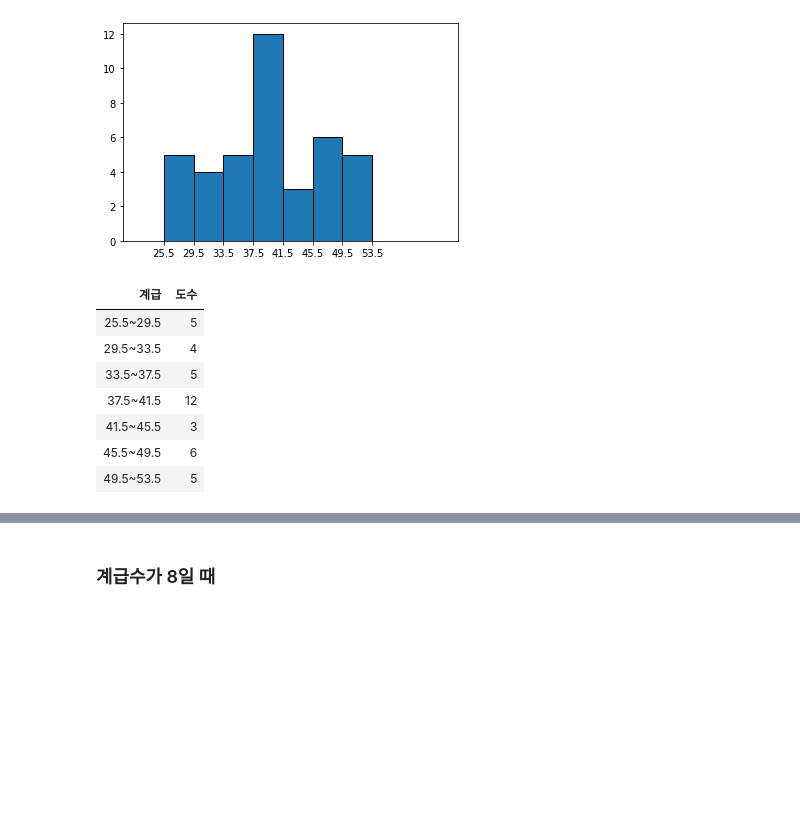
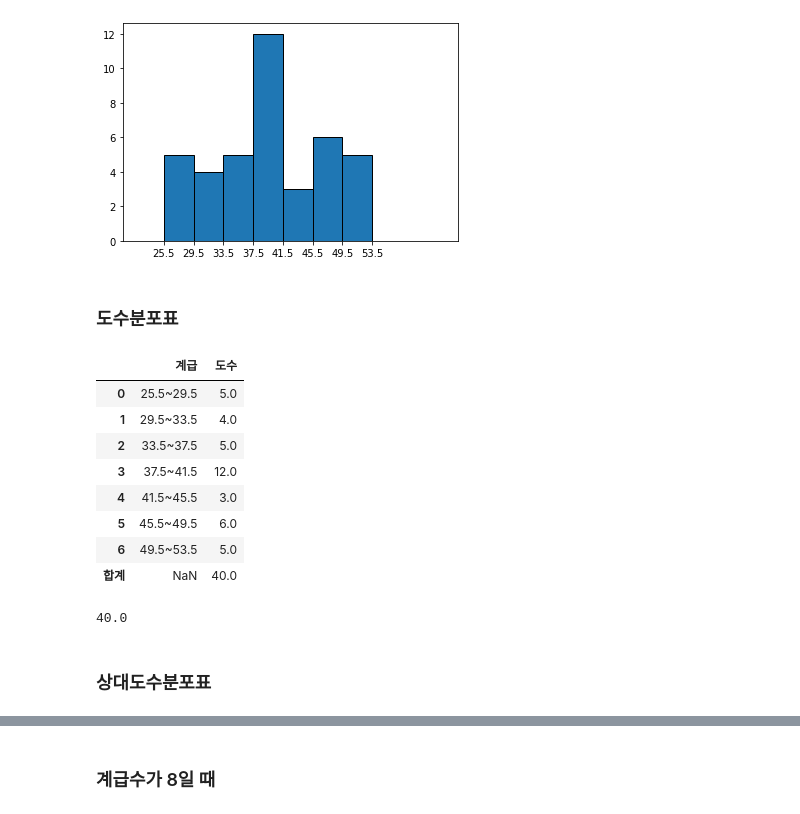
Before and after one commit to enfycius/Statistics, a Jupyter notebook: HW1/2-21.ipynb, the cells around one changed output, grey strips where cells are left out. Drawn from its saved outputs; the diff is of its cells as text; code cells hidden in the pictures; blank space fills up the shorter version.

```diff
--- a/HW1/2-21.ipynb
+++ b/HW1/2-21.ipynb
@@ -146,14 +278,29 @@ hist = pd.DataFrame(pd.cut(df['Age'], bins=bins, right=False, labels=labels)).re
 table_count = hist.value_counts(sort=False)
 # %%
 table = table_count.rename_axis('계급').reset_index(name='도수')
+# %%
+total = table.loc[:, ['도수']].sum(axis=0)
+# %%
+total.name = '합계'
+# %%
+table = table.append(total.transpose())
+# %% [markdown]
+### 도수분포표
 # %%
-table.style.hide_index()
+table
 # %% [output]
-| 계급 | 도수 |
-| 25.5~29.5 | 5 |
-| 29.5~33.5 | 4 |
-| 33.5~37.5 | 5 |
-| 37.5~41.5 | 12 |
-| 41.5~45.5 | 3 |
-| 45.5~49.5 | 6 |
-| 49.5~53.5 | 5 |
+|  | 계급 | 도수 |
+| 0 | 25.5~29.5 | 5.0 |
+| 1 | 29.5~33.5 | 4.0 |
+| 2 | 33.5~37.5 | 5.0 |
+| 3 | 37.5~41.5 | 12.0 |
+| 4 | 41.5~45.5 | 3.0 |
+| 5 | 45.5~49.5 | 6.0 |
+| 6 | 49.5~53.5 | 5.0 |
+| 합계 | NaN | 40.0 |
+# %%
+table['도수'].drop(['합계'], axis=0).sum()
+# %% [output]
+40.0
+# %% [markdown]
+### 상대도수분포표
```
Also changed, not shown: parts of 89 cells of this notebook, 2 other files.
